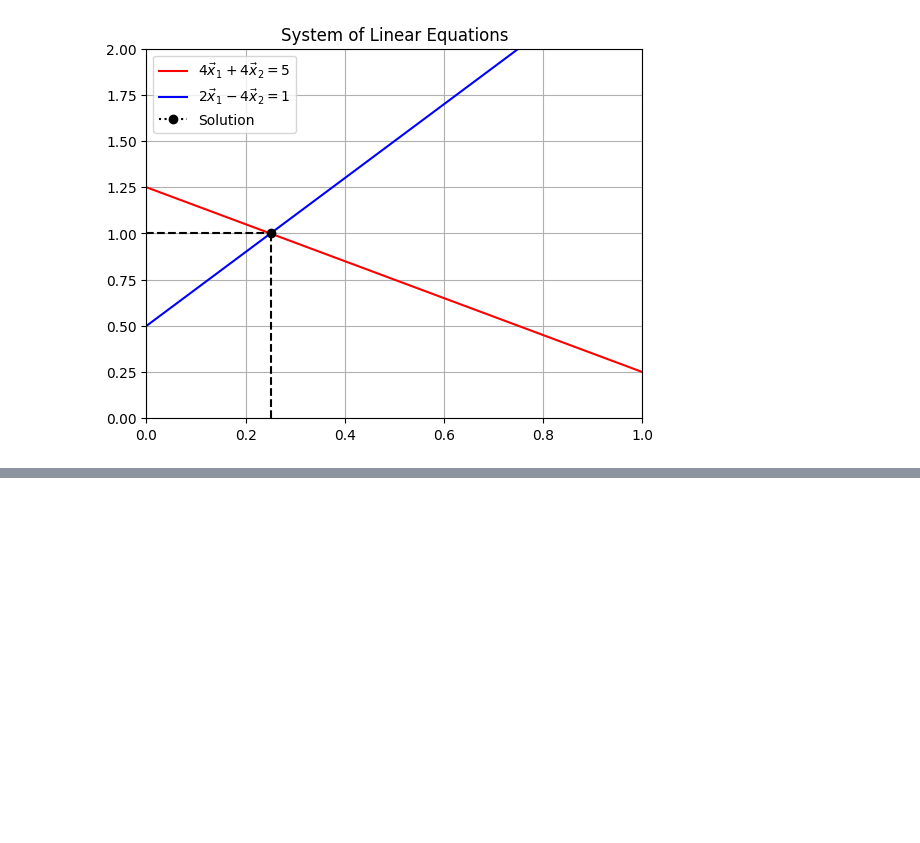
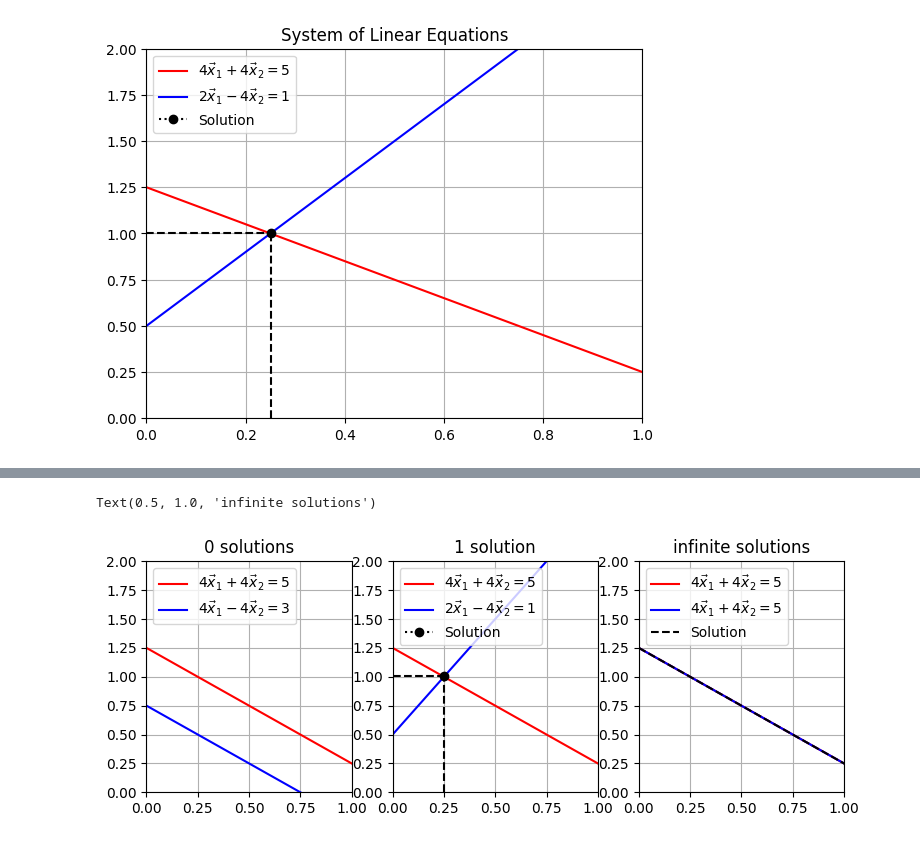
Before and after one commit to william-barros-costa/mathematics_for_machine_learning, a Jupyter notebook: 1_mathematical_foundations/chapter1.ipynb, the cells around one changed output, grey strips where cells are left out. Drawn from its saved outputs; the diff is of its cells as text; code cells hidden in the pictures; blank space fills up the shorter version.

```diff
--- a/1_mathematical_foundations/chapter1.ipynb
+++ b/1_mathematical_foundations/chapter1.ipynb
@@ -147,0 +135,42 @@ Text(0.5, 1.0, 'System of Linear Equations')
+# %%
+figure, (ax0, ax1, ax2) = plt.subplots(1,3, figsize=(9, 3))
+
+x = np.linspace(0, 10, 1_000)
+y1 = (5 - 4 * X) / 4
+y2 = (1 + 4 * X) / 2
+idx = (y2 > y1).argmax()
+
+ax1.plot(X, y1, 'r', label = r'$4 \vec x_1 + 4 \vec x_2 = 5$')
+ax1.plot(X, y2, 'b', label = r'$2 \vec x_1 - 4 \vec x_2 = 1$')
+ax1.plot(X[idx], y2[idx], 'k:', marker='o', label='Solution')
+ax1.plot([0, X[idx]], [y2[idx], y2[idx]], 'k--')
+ax1.plot([X[idx], X[idx]], [0, y2[idx]], 'k--')
+
+ax1.axis([0, 1, 0, 2])
+ax1.grid()
+ax1.legend(loc='upper left')
+ax1.set_title('1 solution')
+
+y3 = (3 - 4 * X) / 4
+
+ax0.plot(X, y1, 'r', label = r'$4 \vec x_1 + 4 \vec x_2 = 5$')
+ax0.plot(X, y3, 'b', label = r'$4 \vec x_1 - 4 \vec x_2 = 3$')
+
+
+ax0.axis([0, 1, 0, 2])
+ax0.grid()
+ax0.legend(loc='upper left')
+ax0.set_title('0 solutions')
+
+
+ax2.plot(X, y1, 'r', label = r'$4 \vec x_1 + 4 \vec x_2 = 5$')
+ax2.plot(X, y1, 'b', label = r'$4 \vec x_1 + 4 \vec x_2 = 5$')
+ax2.plot(X, y1, 'k--', label = 'Solution')
+
+ax2.axis([0, 1, 0, 2])
+ax2.grid()
+ax2.legend(loc='upper left')
+ax2.set_title('infinite solutions')
+# %% [output]
+Text(0.5, 1.0, 'infinite solutions')
+[figure, added]
```
Also changed, not shown: parts of 14 cells of this notebook.
